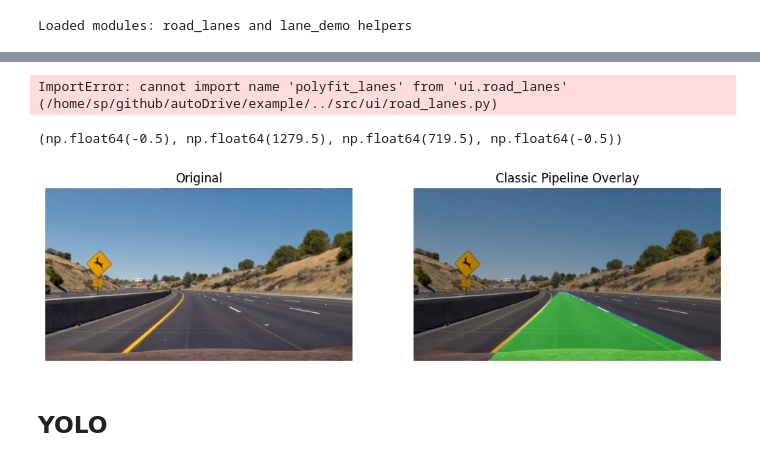
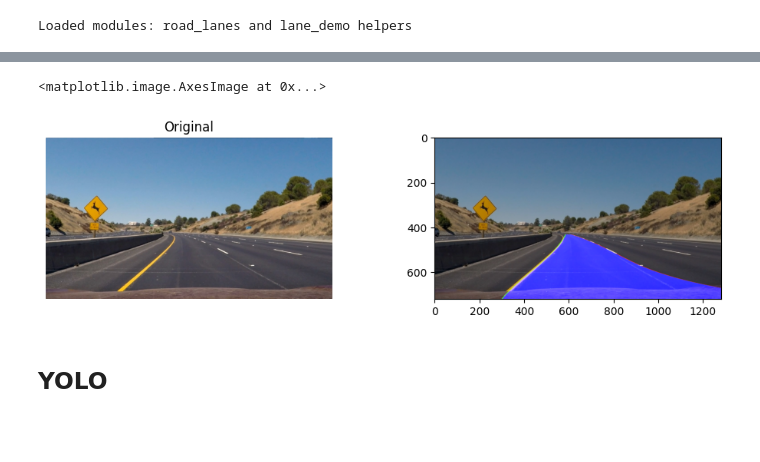
Before and after one commit to srbhp/autodrive, a Jupyter notebook: example/lane_demo_test.ipynb, the cells around one changed output, grey strips where cells are left out. Drawn from its saved outputs; the diff is of its cells as text; code cells hidden in the pictures; blank space fills up the shorter version.

Commit message:
wip: lane detection

```diff
--- a/example/lane_demo_test.ipynb
+++ b/example/lane_demo_test.ipynb
@@ -72,45 +20,19 @@ plt.axis("off")
-# %%
-from ui.road_lanes import polyfit_lanes
-
-fit_lanes = polyfit_lanes(input, degree=3, ycrop=0.6)
-
-
-plt.figure(figsize=(10, 6))
-plt.subplot(1, 2, 1)
-plt.imshow(frame, cmap="gray")
-plt.title("Lane Detection Result")
-plt.axis("off")
-# Run the classic OpenCV pipeline and show overlay
-plt.subplot(1, 2, 2)
-plt.imshow(
-    cv2.addWeighted(cv2.cvtColor(frame, cv2.COLOR_BGR2RGB), 1, fit_lanes, 0.5, 0)
-)
-plt.title("Lane Overlay on Original")
-plt.axis("off")
-plt.show()
-# %% [output]
-ImportError: cannot import name 'polyfit_lanes' from 'ui.road_lanes' (/home/sp/github/autoDrive/example/../src/ui/road_lanes.py)
 # %%
 # Run the classic OpenCV pipeline and show overlay
+frame = cv2.imread("../assets/lane/test2.jpg")
+
 
 classic_out = road_lanes.lane_finding_pipeline(frame)
 plt.figure(figsize=(12, 6))
 plt.subplot(2, 2, 1)
 plt.imshow(cv2.cvtColor(frame, cv2.COLOR_BGR2RGB))
 plt.title("Original")
 plt.axis("off")
 plt.subplot(2, 2, 2)
 plt.imshow(cv2.cvtColor(classic_out, cv2.COLOR_BGR2RGB))
-plt.title("Classic Pipeline Overlay")
-plt.axis("off")
-plt.subplot(    2, 2, 3)
-plt.imshow(
-    cv2.addWeighted(
-    cv2.cvtColor(fit_lanes, cv2.COLOR_BGR2RGB))
-    # else:
 # %% [output]
-(np.float64(-0.5), np.float64(1279.5), np.float64(719.5), np.float64(-0.5))
+<matplotlib.image.AxesImage at 0x...>
-[figure, old version]
+[figure, new version]
 # %% [markdown]
 ## YOLO
 # %%
```
Also changed, not shown: parts of 4 cells of this notebook, 1 other file.
